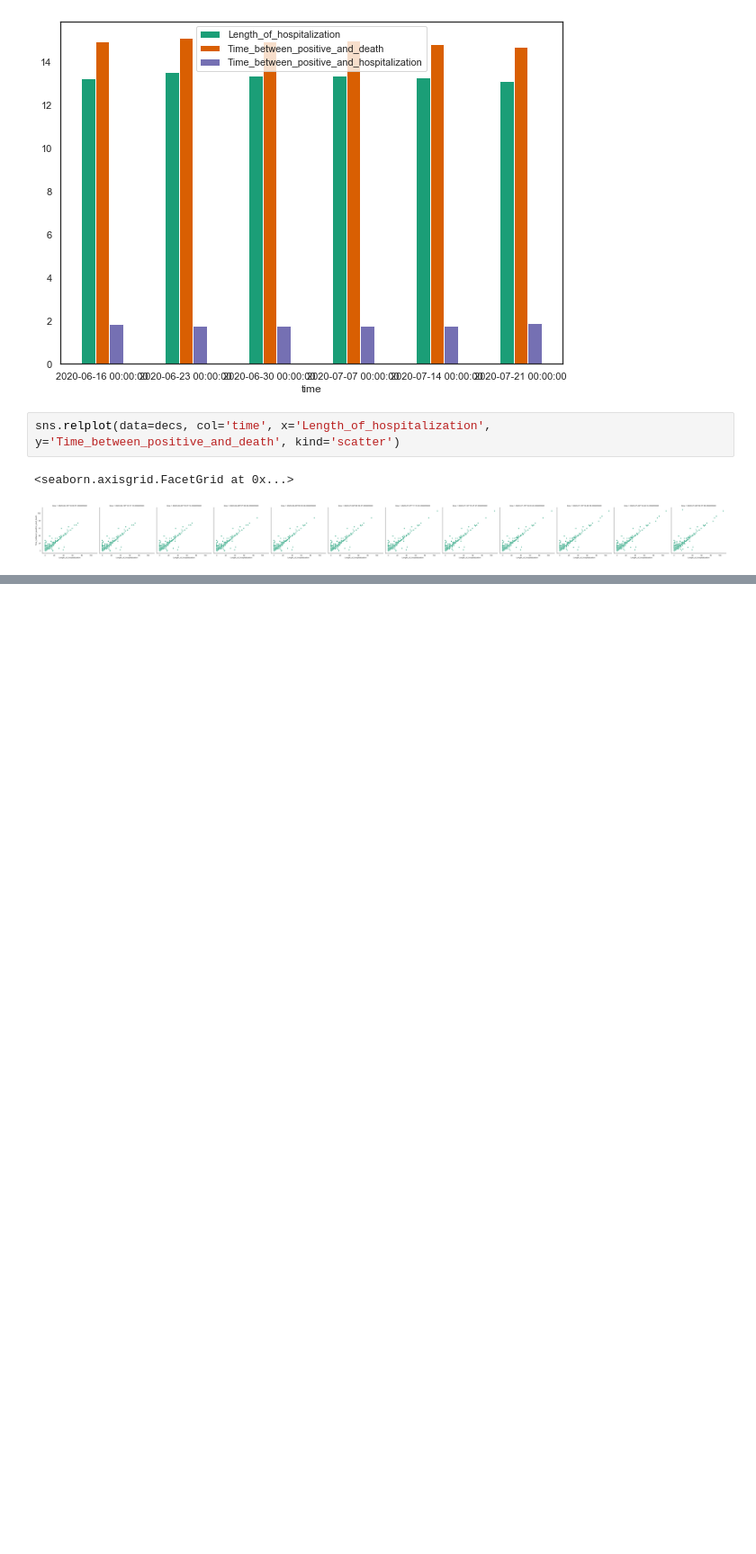
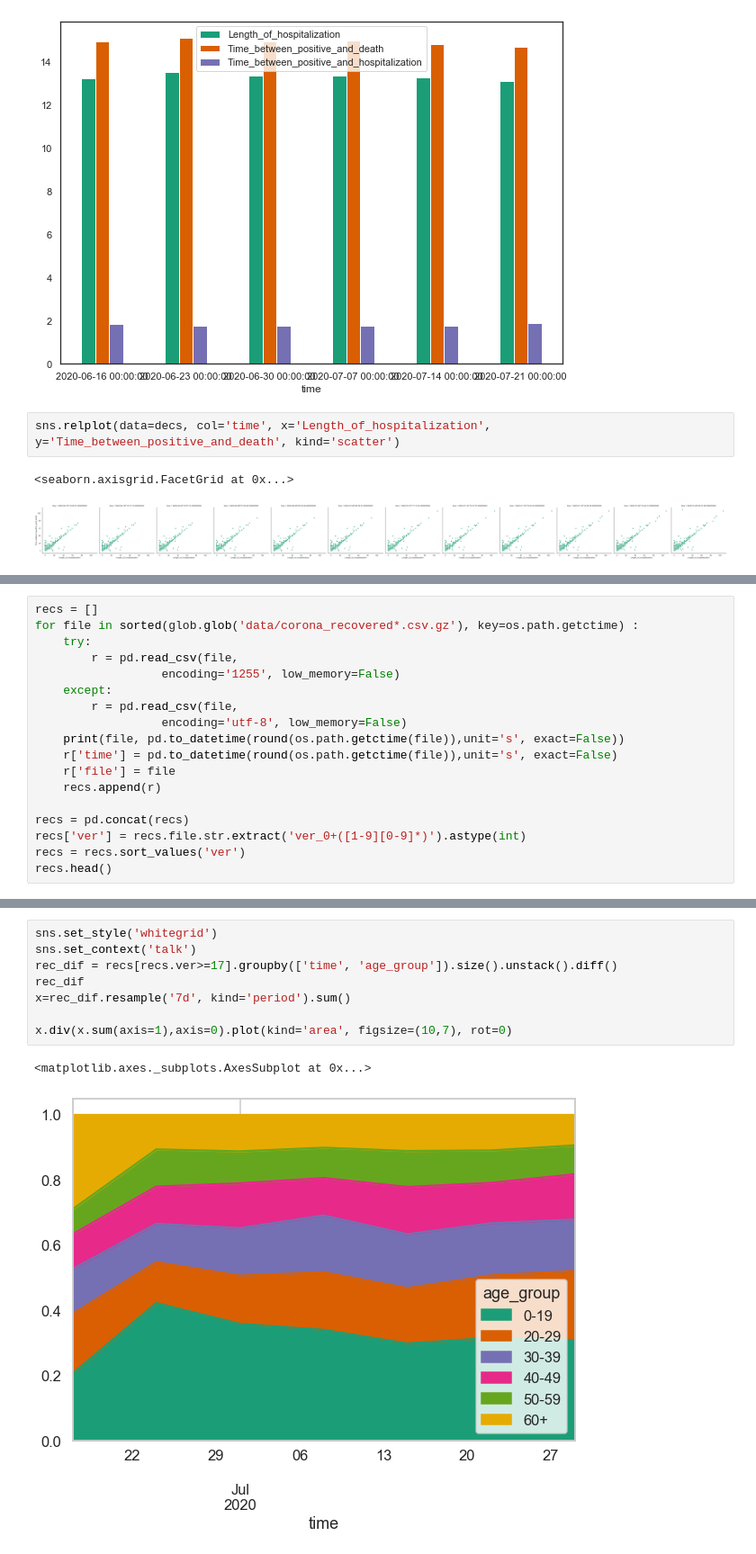
Before and after one commit to cjer/covid, a Jupyter notebook: israel_covid.ipynb, the cells around one changed output, grey strips where cells are left out. Shown at 90% size. Cells and saved outputs as stored; diff of their text form; blank space fills up the shorter version.

```diff
--- a/israel_covid.ipynb
+++ b/israel_covid.ipynb
@@ -706,0 +761,18 @@ sns.relplot(data=decs, col='time', x='Length_of_hospitalization', y='Time_betwee
+# %%
+recs = []
+for file in sorted(glob.glob('data/corona_recovered*.csv.gz'), key=os.path.getctime) :
+    try:
+        r = pd.read_csv(file,
+                  encoding='1255', low_memory=False)
+    except:
+        r = pd.read_csv(file,
+                  encoding='utf-8', low_memory=False)
+    print(file, pd.to_datetime(round(os.path.getctime(file)),unit='s', exact=False))
+    r['time'] = pd.to_datetime(round(os.path.getctime(file)),unit='s', exact=False)
+    r['file'] = file
+    recs.append(r)
+
+recs = pd.concat(recs)
+recs['ver'] = recs.file.str.extract('ver_0+([1-9][0-9]*)').astype(int)
+recs = recs.sort_values('ver')
+recs.head()
@@ -706,0 +823,11 @@ sns.relplot(data=decs, col='time', x='Length_of_hospitalization', y='Time_betwee
+# %%
+sns.set_style('whitegrid')
+sns.set_context('talk')
+rec_dif = recs[recs.ver>=17].groupby(['time', 'age_group']).size().unstack().diff()
+rec_dif
+x=rec_dif.resample('7d', kind='period').sum()
+
+x.div(x.sum(axis=1),axis=0).plot(kind='area', figsize=(10,7), rot=0)
+# %% [output]
+<matplotlib.axes._subplots.AxesSubplot at 0x...>
+[figure, added]
```
Also changed, not shown: parts of 13 cells of this notebook, 12 other files.
